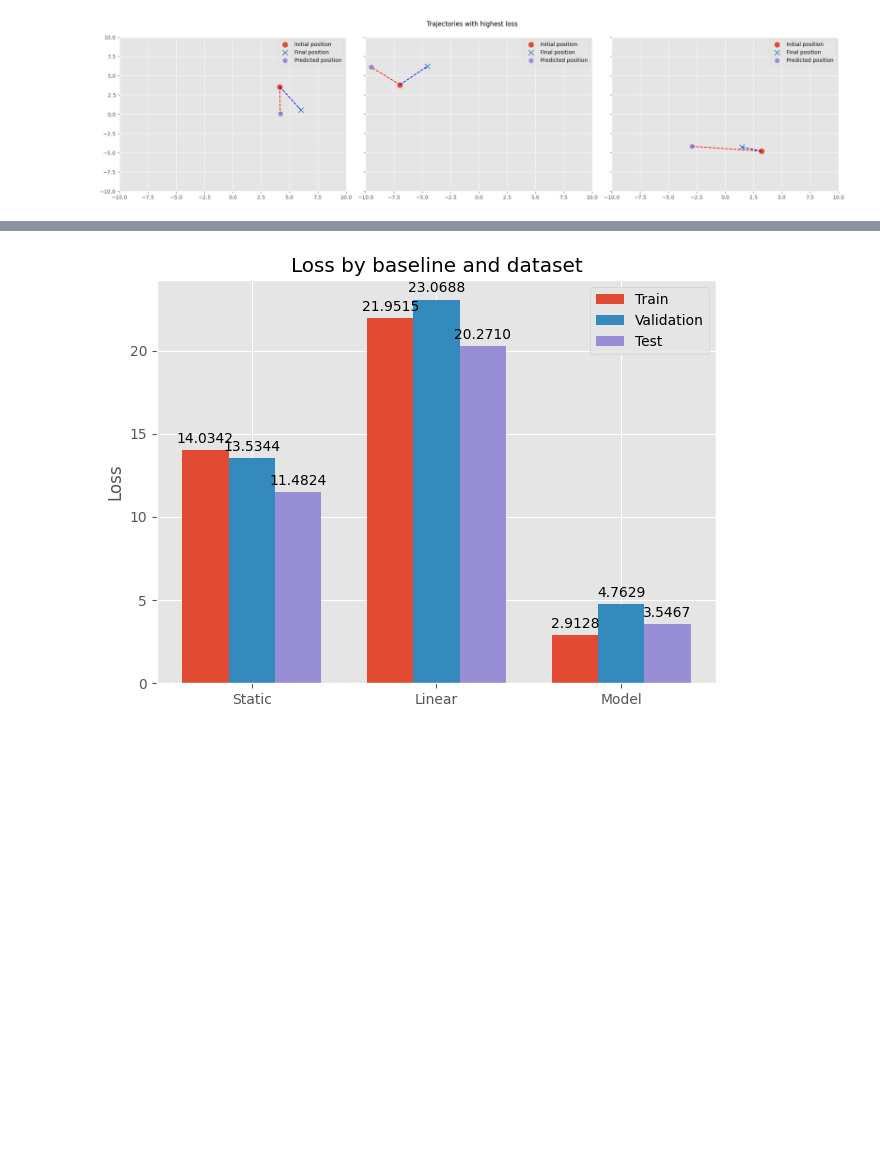
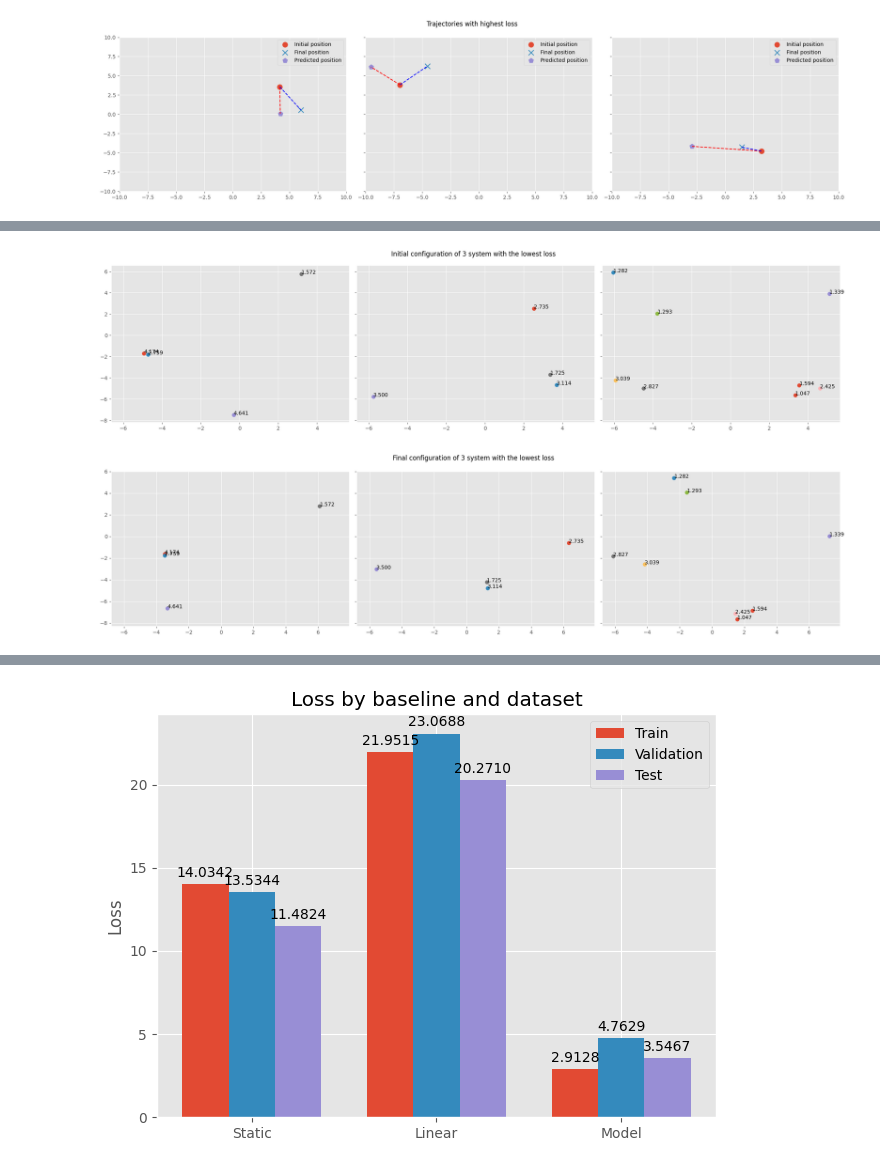
Before and after one commit to lzolyomi/2AMM10-DeepLearning, a Jupyter notebook: Assignment 2/Task1_submitted_code.ipynb, the cells around one changed output, grey strips where cells are left out. Cells and saved outputs as stored; diff of their text form; code cells hidden in the pictures; blank space fills up the shorter version.

```diff
--- a/Assignment 2/Task1_submitted_code.ipynb
+++ b/Assignment 2/Task1_submitted_code.ipynb
@@ -409,0 +662,6 @@ plot_trajectories(highest_loss_indices[-1], title="Trajectories with highest los
+# %%
+plot_multiple_initial_configuration(lowest_loss_indices[:3], title="Initial configuration of 3 system with the lowest loss")
+plot_multiple_final_configuration(lowest_loss_indices[:3], title="Final configuration of 3 system with the lowest loss")
+# %% [output]
+[figure, added]
+[figure, added]
```
Also changed, not shown: parts of 16 cells of this notebook.
